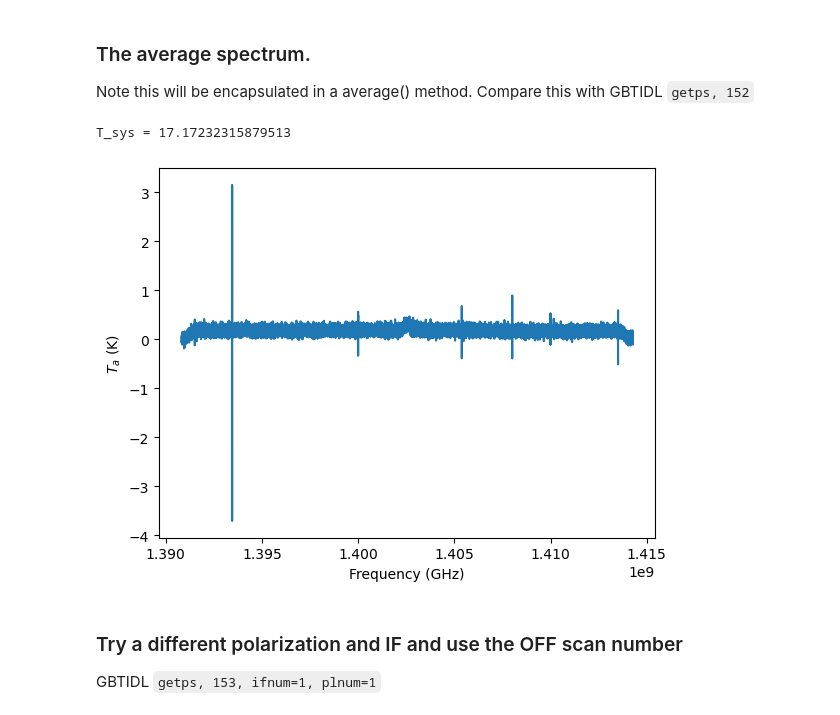
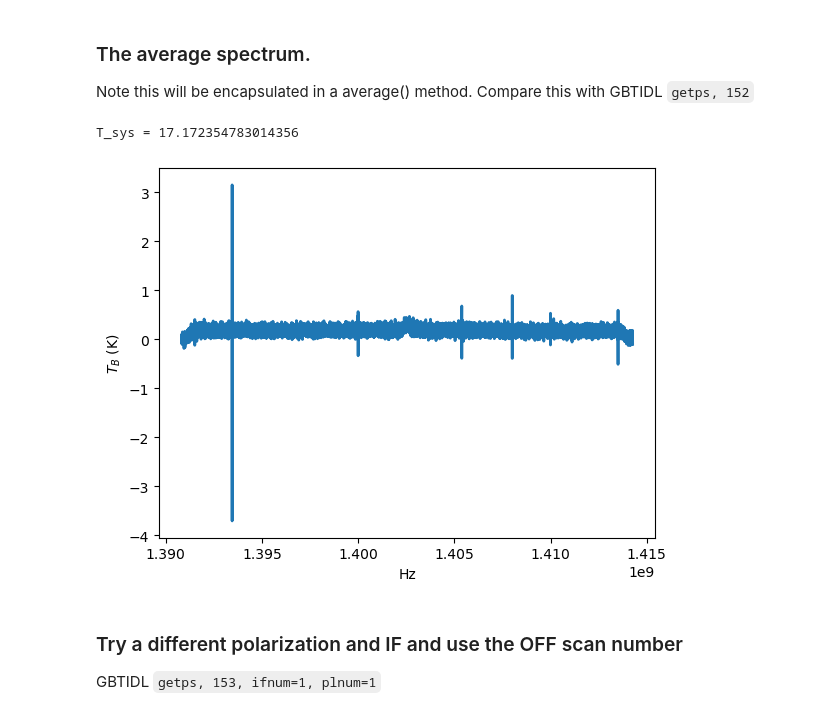
Before and after one commit to GreenBankObservatory/dysh, a Jupyter notebook: notebooks/test_sdfits.ipynb, the cells around one changed output. Saved outputs shown, nothing was run; the diff lists cells and outputs as text; code cells hidden in the pictures.

```diff
--- a/notebooks/test_sdfits.ipynb
+++ b/notebooks/test_sdfits.ipynb
@@ -218,14 +228,11 @@ Note this will be encapsulated in a average() method.
 Compare this with GBTIDL `getps, 152`
 # %%
 avg = Spectrum(spectral_axis=psscan.calibrated(0).spectral_axis,flux=np.mean(psscan._calibrated)*u.K)
-fig,ax=plt.subplots()
-ax.plot(avg.spectral_axis,avg.flux)
-ax.set_xlabel("Frequency (GHz)")
-ax.set_ylabel(r"$T_a$ (K)")
+avg.plot()
 print(f"T_sys = {np.mean(psscan.tsys)}")
 # %% [output]
-T_sys = 17.17232315879513
+T_sys = 17.172354783014356
-[figure, old version]
+[figure, new version]
 # %% [markdown]
 ### Try a different polarization and IF and use the OFF scan number
 GBTIDL `getps, 153, ifnum=1, plnum=1`
```
Also changed, not shown: parts of 24 cells of this notebook.
